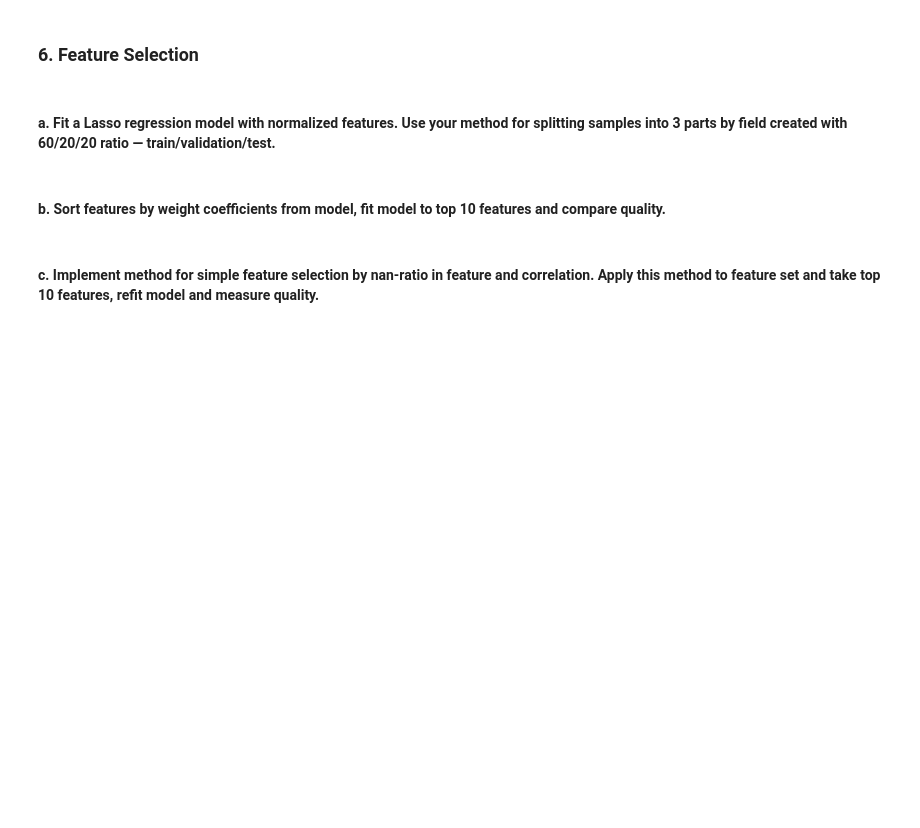
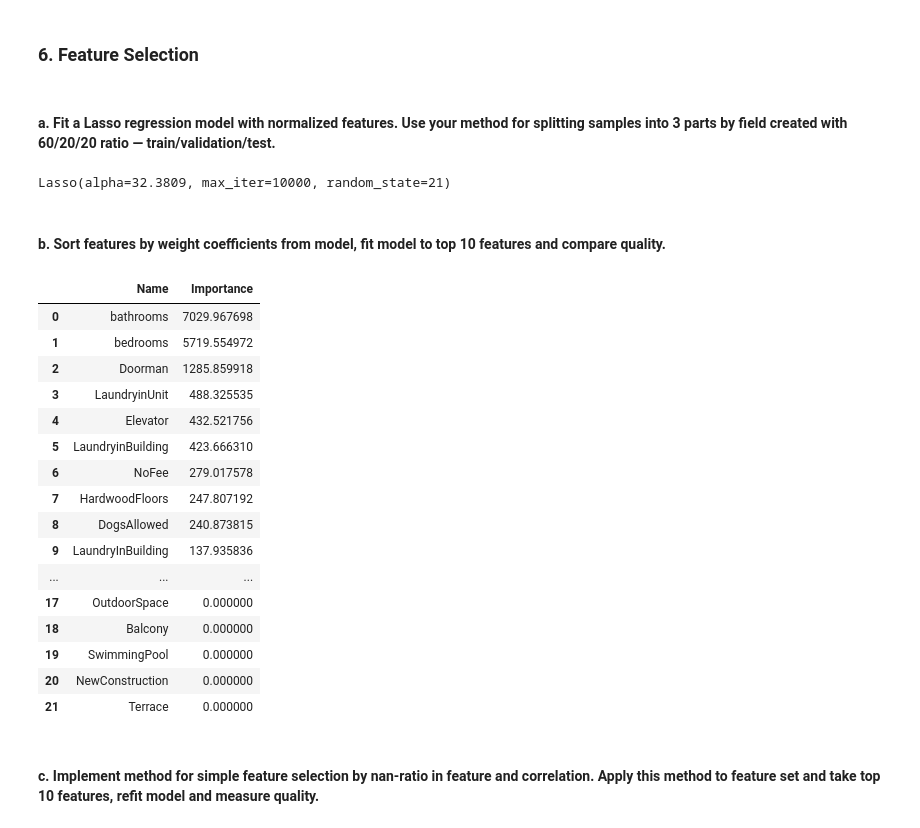
Before and after one commit to EgrSlv/ML3_Validation, a Jupyter notebook: src/ML3_Validation.ipynb, the cells around one changed output. Cells and saved outputs as stored; diff of their text form; code cells hidden in the pictures; blank space fills up the shorter version.

```diff
--- a/src/ML3_Validation.ipynb
+++ b/src/ML3_Validation.ipynb
@@ -643,8 +643,58 @@ display(
 ### 6. **Feature Selection**
 # %% [markdown]
 #### a. Fit a Lasso regression model with normalized features. Use your method for splitting samples into 3 parts by field created with 60/20/20 ratio — train/validation/test.
+# %%
+# 6.a
+from sklearn.linear_model import Lasso
+from sklearn.preprocessing import MinMaxScaler
+
+
+df_prepare = df[rooms + features + target].copy()
+
+scaler = MinMaxScaler()
+df_prepare[rooms + features] = scaler.fit_transform(df_prepare[rooms + features])
+
+train, validation, test = my_train_validation_test_split(
+    df_prepare.drop(columns="price"),
+    df_prepare["price"],
+    validation_size=0.2,
+    test_size=0.2,
+    random_state=21,
+)
+lasso = Lasso(alpha=32.3809, random_state=21, max_iter=10_000)
+lasso.fit(train.drop(columns="price"), train["price"])
+# %% [output]
+Lasso(alpha=32.3809, max_iter=10000, random_state=21)
 # %% [markdown]
 #### b. Sort features by weight coefficients from model, fit model to top 10 features and compare quality.
+# %%
+# 6.b
+feature_names = lasso.feature_names_in_
+feature_weights = np.abs(lasso.coef_).round(6)
+weights = pd.DataFrame({
+    "Name": feature_names,
+    "Importance": feature_weights}
+)
+most_important = weights.sort_values(by="Importance", ascending=False)
+most_important.reset_index(drop=True)
+# %% [output]
+|  | Name | Importance |
+| 0 | bathrooms | 7029.967698 |
+| 1 | bedrooms | 5719.554972 |
+| 2 | Doorman | 1285.859918 |
+| 3 | LaundryinUnit | 488.325535 |
+| 4 | Elevator | 432.521756 |
+| 5 | LaundryinBuilding | 423.666310 |
+| 6 | NoFee | 279.017578 |
+| 7 | HardwoodFloors | 247.807192 |
+| 8 | DogsAllowed | 240.873815 |
+| 9 | LaundryInBuilding | 137.935836 |
+| ... | ... | ... |
+| 17 | OutdoorSpace | 0.000000 |
+| 18 | Balcony | 0.000000 |
+| 19 | SwimmingPool | 0.000000 |
+| 20 | NewConstruction | 0.000000 |
+| 21 | Terrace | 0.000000 |
 # %% [markdown]
 #### c. Implement method for simple feature selection by nan-ratio in feature and correlation. Apply this method to feature set and take top 10 features, refit model and measure quality.
 # %% [markdown]
```
